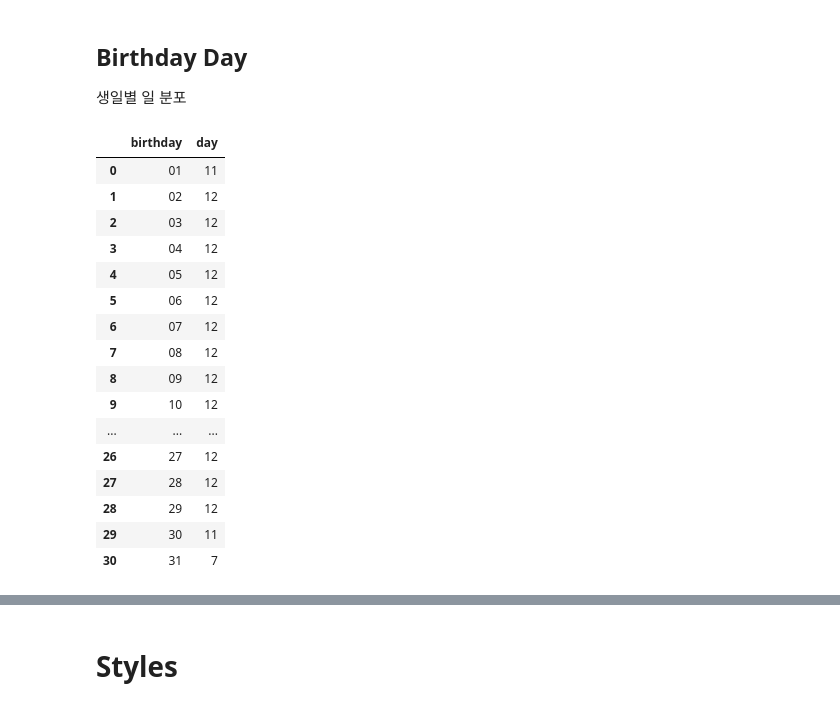
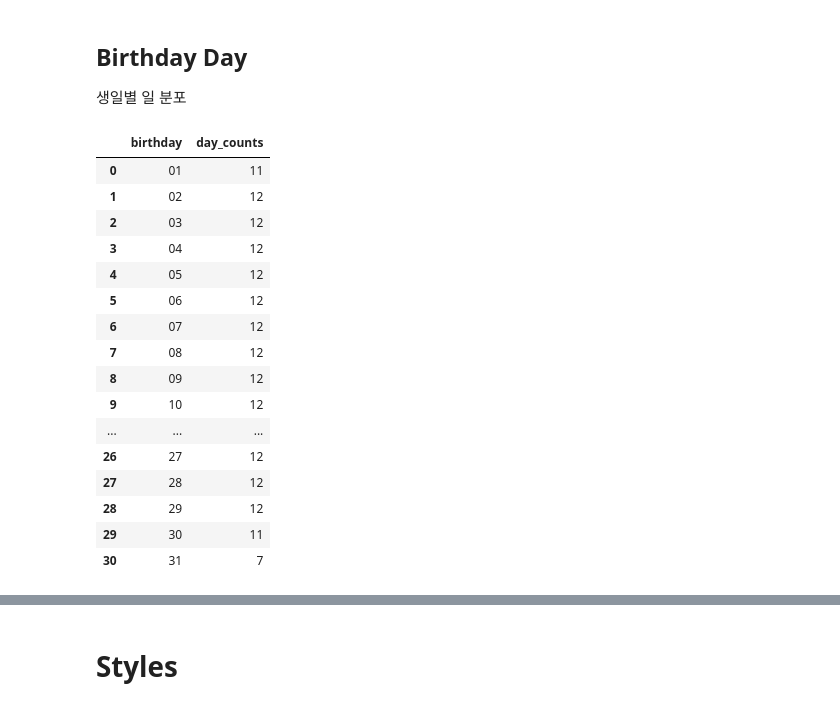
Before and after one commit to 200oki/200ok, a Jupyter notebook: da/visualization.ipynb, the cells around one changed output, grey strips where cells are left out. Drawn from its saved outputs; the diff is of its cells as text; code cells hidden in the pictures.

```diff
--- a/da/visualization.ipynb
+++ b/da/visualization.ipynb
@@ -100,10 +141,11 @@ birth.groupby('month').size().reset_index(name='month_counts')
 ## Birthday Day
 생일별 일 분포 <br>
 # %%
-# day 비교 => 01 은 11개 04-01이 없음 / 31은 7개 1, 3, 5, 7, 8, 10, 12
-birth.groupby(birth.birthday.str.split('-').str[1]).size().reset_index(name='day_counts')
+# day 비교 => 01 은 11개 04-01이 없음 / 30은 11개 (2월 제외) / 31은 7개 1, 3, 5, 7, 8, 10, 12
+birth_day = birth.groupby(birth.birthday.str.split('-').str[1]).size().reset_index(name='day_counts')
+birth_day
 # %% [output]
-|  | birthday | day |
+|  | birthday | day_counts |
 | 0 | 01 | 11 |
 | 1 | 02 | 12 |
 | 2 | 03 | 12 |
```
Also changed, not shown: parts of 18 cells of this notebook.
